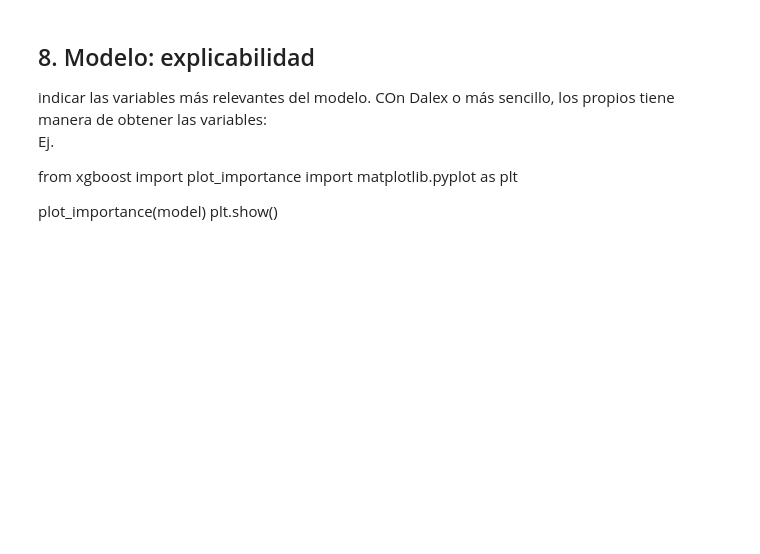
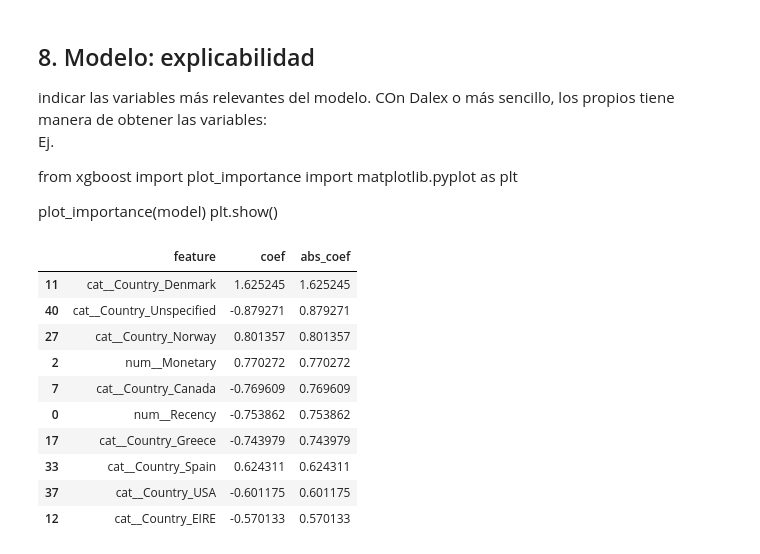
Before and after one commit to ferranborras/proyecto_machine_learning_evolve, a Jupyter notebook: online_retail_II_EDA-basic.ipynb, the cells around one changed output. Drawn from its saved outputs; the diff is of its cells as text; code cells hidden in the pictures; blank space fills up the shorter version.

```diff
--- a/online_retail_II_EDA-basic.ipynb
+++ b/online_retail_II_EDA-basic.ipynb
@@ -1581,3 +1581,29 @@ import matplotlib.pyplot as plt
 
 plot_importance(model)
 plt.show()
+# %%
+# Accedemos a la regresion logística y obtenemos los nombres de las variables
+model = pipeline.named_steps["model"]
+feature_names = pipeline.named_steps["preprocessor"].get_feature_names_out()
+
+# Obtenemos los coeficientes y los unimos a las variables correspondientes
+importance = pd.DataFrame({
+    "feature": feature_names,
+    "coef": model.coef_[0]
+})
+
+# No importa el signo en el peso de la variable asi que calculamos su absoluto y mostramos las 10 con mayor peso
+importance["abs_coef"] = importance["coef"].abs()
+importance.sort_values("abs_coef", ascending=False).head(10)
+# %% [output]
+|  | feature | coef | abs_coef |
+| 11 | cat__Country_Denmark | 1.625245 | 1.625245 |
+| 40 | cat__Country_Unspecified | -0.879271 | 0.879271 |
+| 27 | cat__Country_Norway | 0.801357 | 0.801357 |
+| 2 | num__Monetary | 0.770272 | 0.770272 |
+| 7 | cat__Country_Canada | -0.769609 | 0.769609 |
+| 0 | num__Recency | -0.753862 | 0.753862 |
+| 17 | cat__Country_Greece | -0.743979 | 0.743979 |
+| 33 | cat__Country_Spain | 0.624311 | 0.624311 |
+| 37 | cat__Country_USA | -0.601175 | 0.601175 |
+| 12 | cat__Country_EIRE | -0.570133 | 0.570133 |
```
Also changed, not shown: parts of 1 cell of this notebook.
